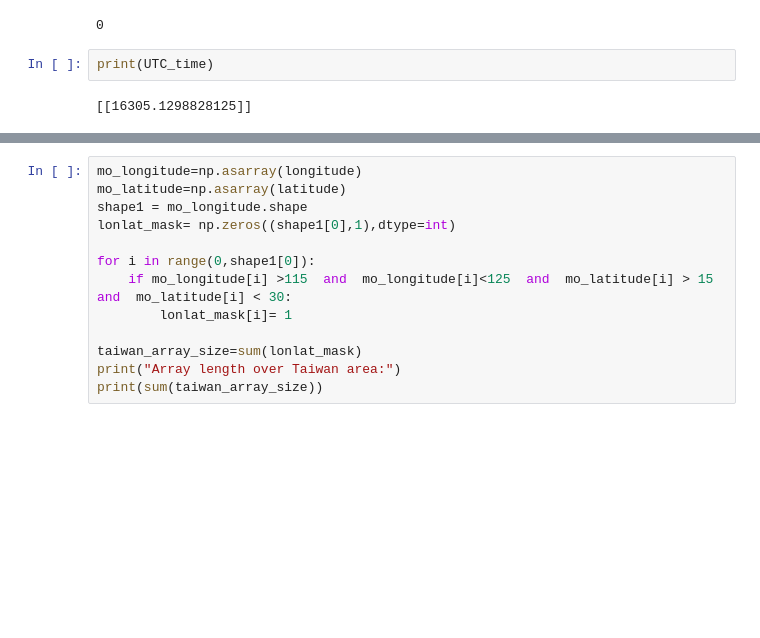
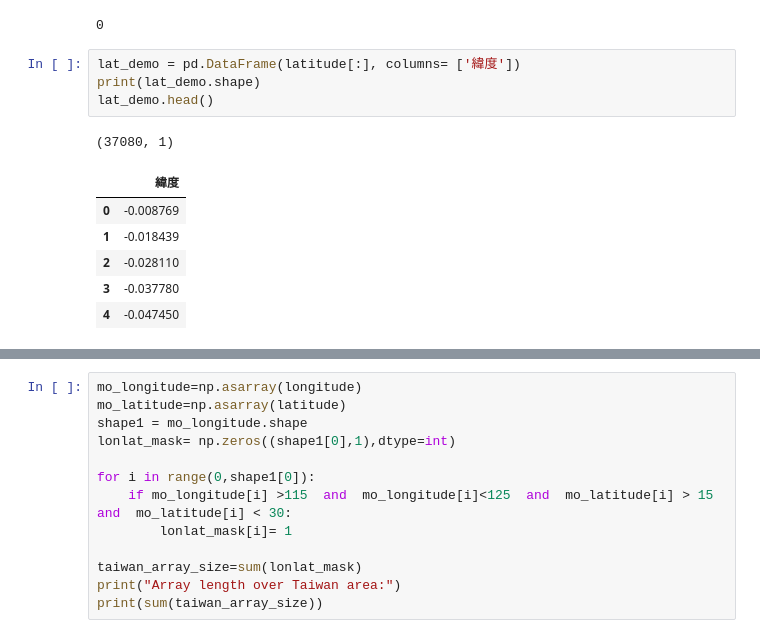
Before and after one commit to jerryjerry9/CloudSat_tutorial, a Jupyter notebook: cloudsat_process.ipynb, the cells around one changed output, grey strips where cells are left out. Drawn from its saved outputs; the diff is of its cells as text; blank space fills up the shorter version.

```diff
--- a/cloudsat_process.ipynb
+++ b/cloudsat_process.ipynb
@@ -147,7 +149,15 @@ gc.collect()
 ['UTC_start', 'Latitude', 'Longitude', 'Data_quality', 'MODIS_Cloud_Fraction', 'Navigation_land_sea_flag']
 [1, 37080, 37080, 37080, 37080, 37080]
 0
-# %%
-print(UTC_time)
-# %% [output]
-[[16305.1298828125]]
+# %%
+lat_demo = pd.DataFrame(latitude[:], columns= ['緯度'])
+print(lat_demo.shape)
+lat_demo.head()
+# %% [output]
+(37080, 1)
+|  | 緯度 |
+| 0 | -0.008769 |
+| 1 | -0.018439 |
+| 2 | -0.028110 |
+| 3 | -0.037780 |
+| 4 | -0.047450 |
```
Also changed, not shown: parts of 19 cells of this notebook.
